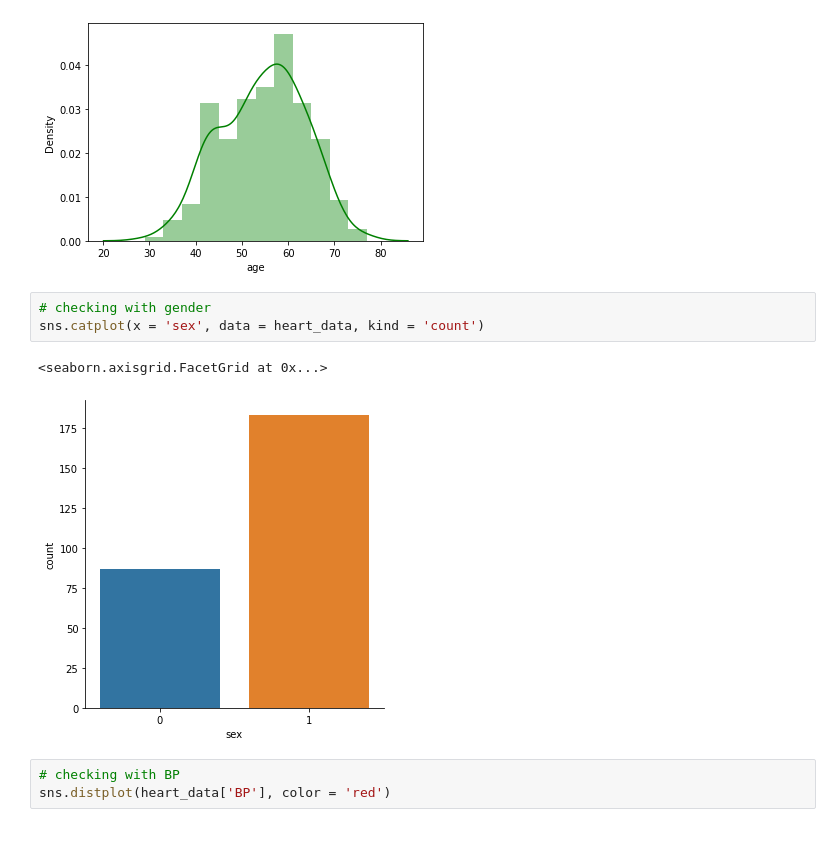
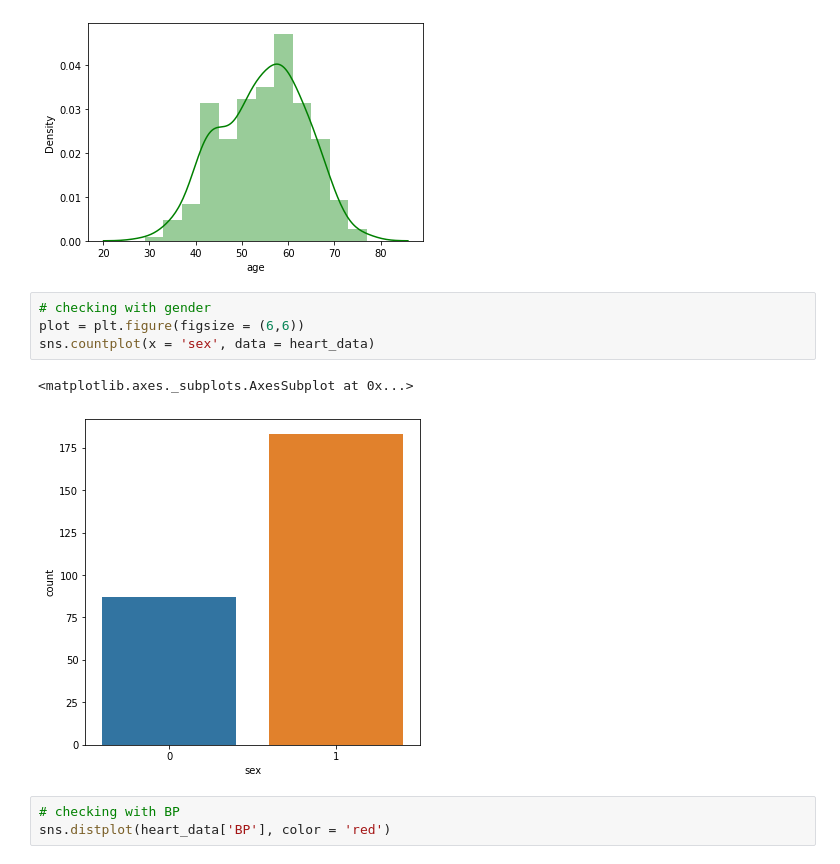
Before and after one commit to Keltron-AnushaKostka/Machine-Learning, a Jupyter notebook: Practical Test - 2/Random_Forest_Regressor(Heart_Disease).ipynb, the cells around one changed output. Cells and saved outputs as stored; diff of their text form; blank space fills up the shorter version.

Commit message:
Test 2 - Corrected Countplot

```diff
--- a/Practical Test - 2/Random_Forest_Regressor(Heart_Disease).ipynb
+++ b/Practical Test - 2/Random_Forest_Regressor(Heart_Disease).ipynb
@@ -109,10 +109,11 @@ sns.distplot(heart_data['age'], color = 'green')
 [figure]
 # %%
 # checking with gender
-sns.catplot(x = 'sex', data = heart_data, kind = 'count')
+plot = plt.figure(figsize = (6,6))
+sns.countplot(x = 'sex', data = heart_data)
 # %% [output]
-<seaborn.axisgrid.FacetGrid at 0x...>
+<matplotlib.axes._subplots.AxesSubplot at 0x...>
-[figure, old version]
+[figure, new version]
 # %%
 # checking with BP
 sns.distplot(heart_data['BP'], color = 'red')
```
Also changed, not shown: parts of 4 cells of this notebook.
